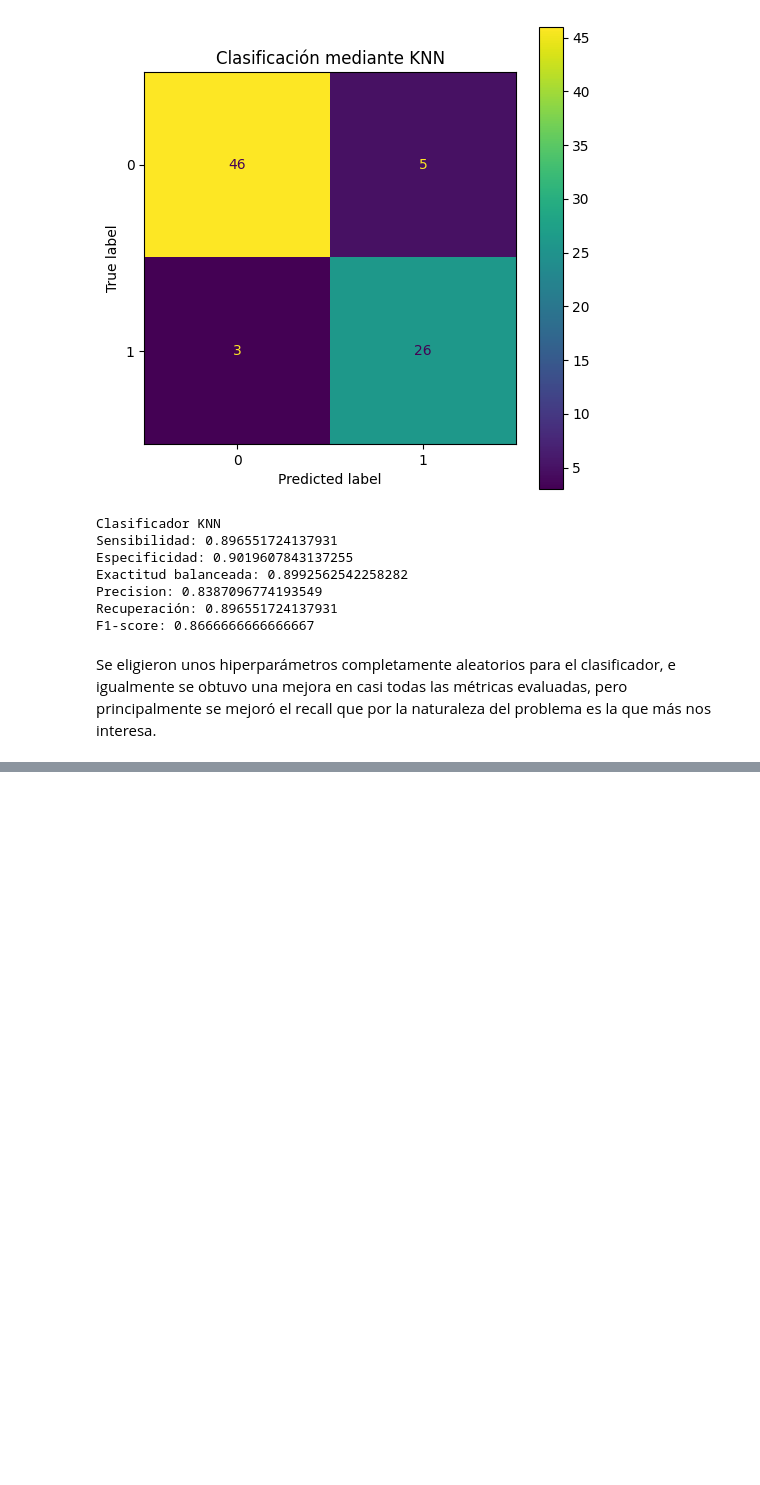
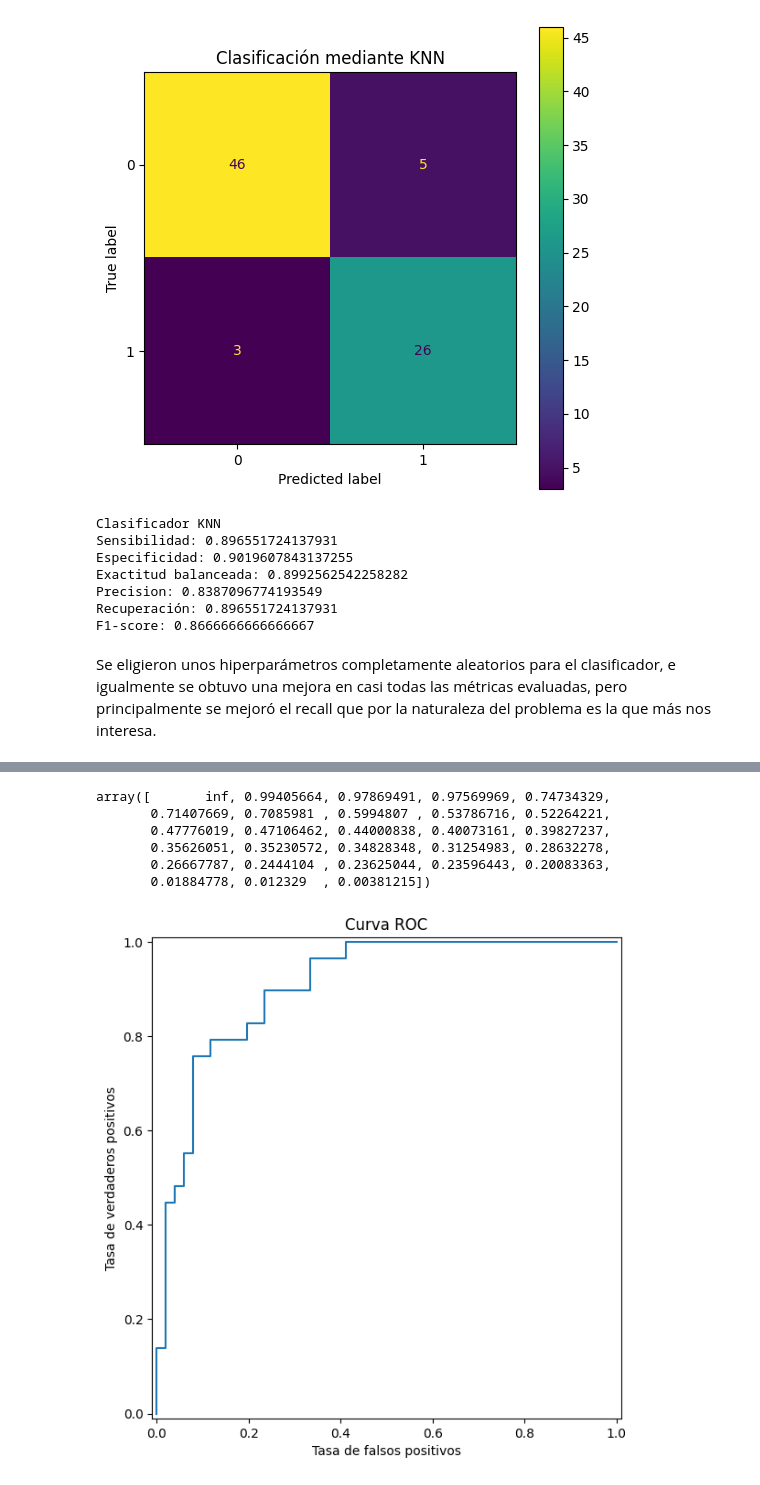
Before and after one commit to gabrielquiroga/aprMaqI_CEIA, a Jupyter notebook: clase2/ejercicios/ejercicio1.ipynb, the cells around one changed output, grey strips where cells are left out. Drawn from its saved outputs; the diff is of its cells as text; code cells hidden in the pictures; blank space fills up the shorter version.

Commit message:
clase2/ejecicios/ejercicio1: Se agregó la comparación de métricas y la curva ROC de la regresión logística

```diff
--- a/clase2/ejercicios/ejercicio1.ipynb
+++ b/clase2/ejercicios/ejercicio1.ipynb
@@ -323,0 +343,24 @@ Se eligieron unos hiperparámetros completamente aleatorios para el clasificador
+# %%
+from sklearn.metrics import roc_curve
+
+p_pred = reg_log.predict_proba(X_test)
+
+fpr, tpr, thr = roc_curve(y_test, p_pred[:, 1]) # Returns False positive rate, true positive rate and thresholds
+
+plt.figure(figsize=(6,6))
+plt.plot(fpr, tpr)
+plt.xlim([-0.01, 1.01])
+plt.ylim([-0.01, 1.01])
+plt.xlabel("Tasa de falsos positivos")
+plt.ylabel("Tasa de verdaderos positivos")
+plt.tight_layout()
+plt.title("Curva ROC")
+thr
+# %% [output]
+array([       inf, 0.99405664, 0.97869491, 0.97569969, 0.74734329,
+       0.71407669, 0.7085981 , 0.5994807 , 0.53786716, 0.52264221,
+       0.47776019, 0.47106462, 0.44000838, 0.40073161, 0.39827237,
+       0.35626051, 0.35230572, 0.34828348, 0.31254983, 0.28632278,
+       0.26667787, 0.2444104 , 0.23625044, 0.23596443, 0.20083363,
+       0.01884778, 0.012329  , 0.00381215])
+[figure, added]
```
Also changed, not shown: parts of 3 cells of this notebook.
